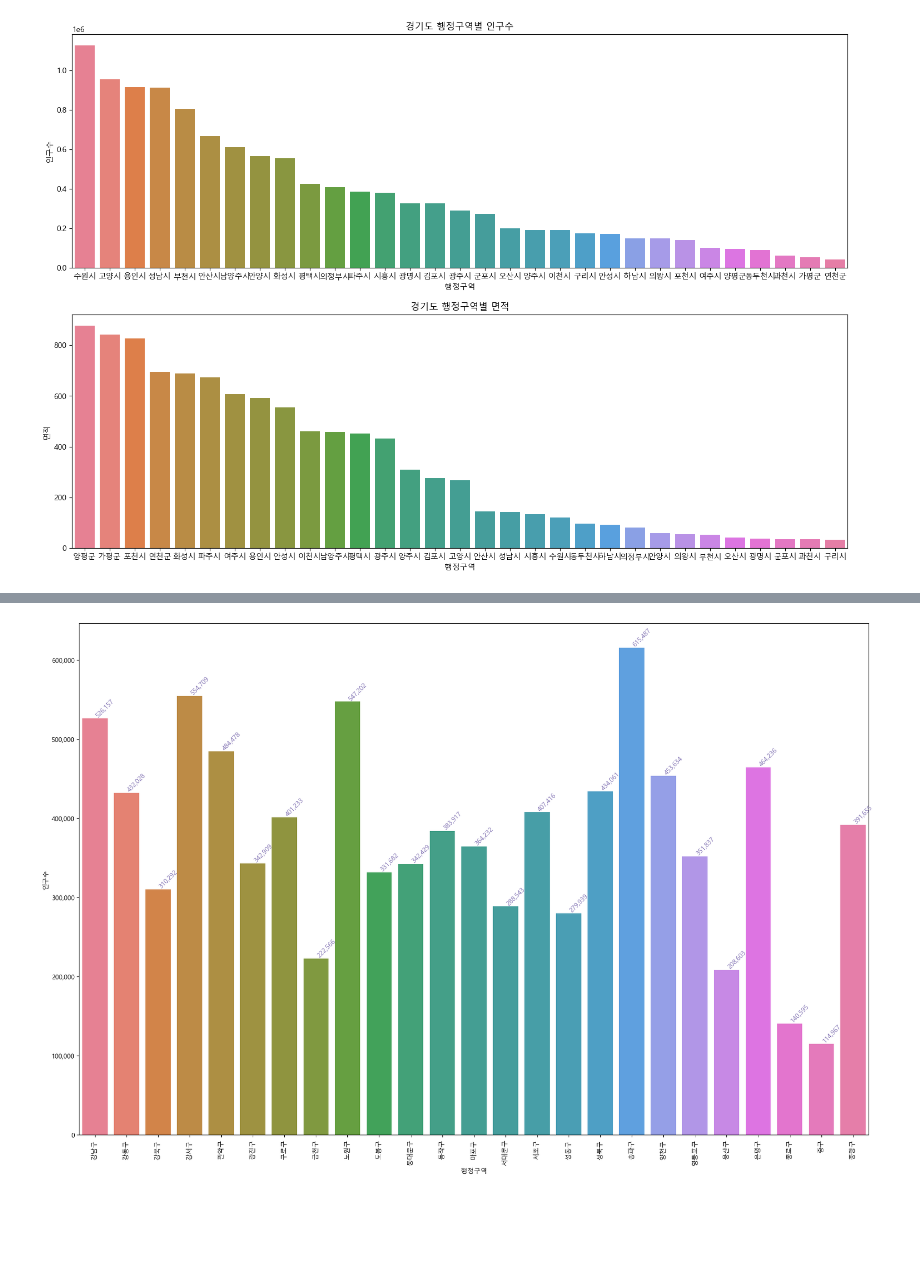
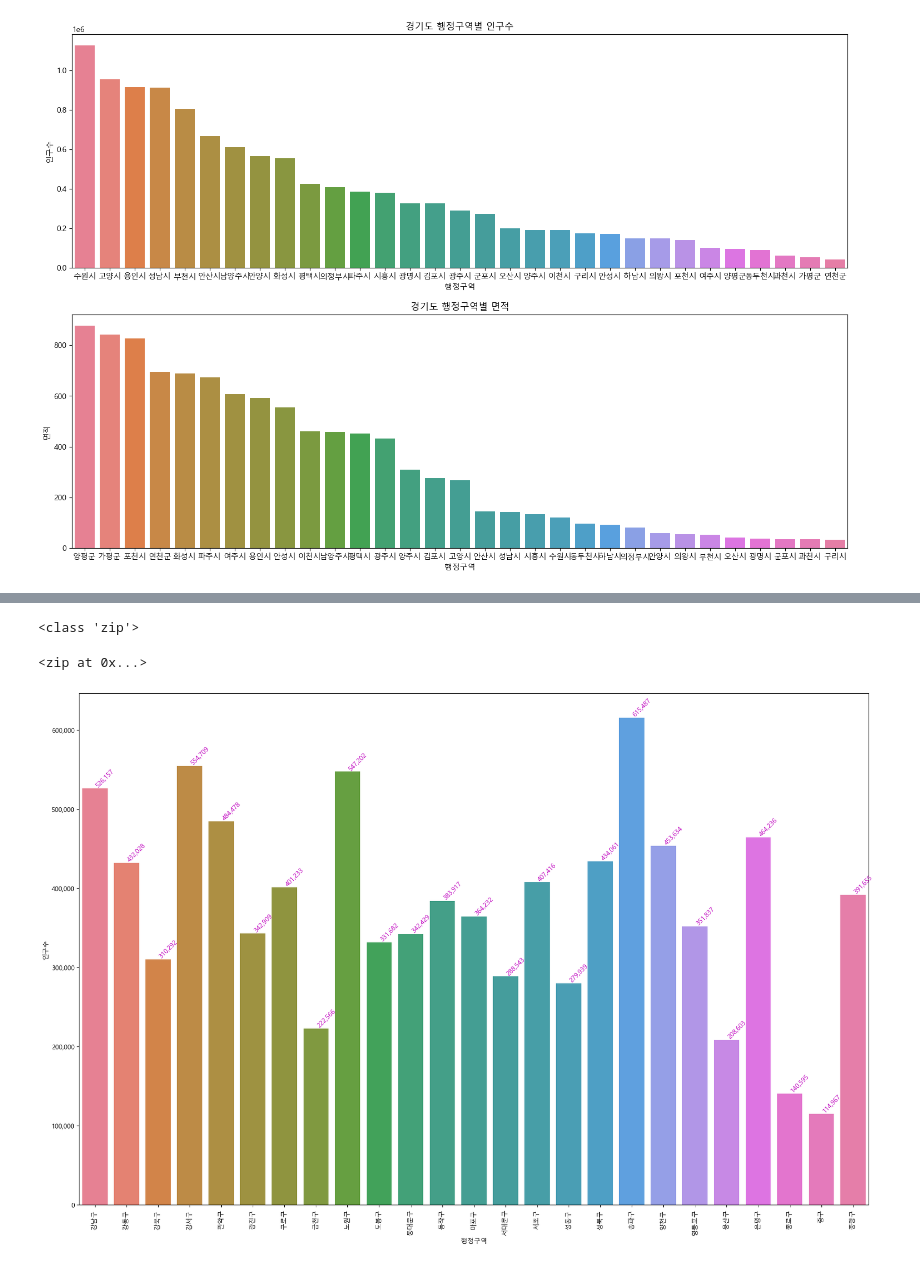
Before and after one commit to jero-06/Python_WebScrapting_DataAnalsis, a Jupyter notebook: 03.행정구역정보_분석과시각화.ipynb, the cells around one changed output, grey strips where cells are left out. Cells and saved outputs as stored; diff of their text form; code cells hidden in the pictures; blank space fills up the shorter version.

```diff
--- a/03.행정구역정보_분석과시각화.ipynb
+++ b/03.행정구역정보_분석과시각화.ipynb
@@ -481,0 +499,6 @@ show_pop_area('경기도')
+# %%
+print(type(seoul_df["인구수"].items()))
+seoul_df["인구수"].items()
+# %% [output]
+<class 'zip'>
+<zip at 0x...>
@@ -482,16 +508,20 @@ show_pop_area('경기도')
 # %%
-# figure, ax1 = plt.subplots(nrows=1, ncols=1)
-# figure.set_size_inches(18,12)
-# sns.barplot(data=seoul_df, x="행정구역", y="인구수", ax=ax1,hue='행정구역')
+figure, ax1 = plt.subplots(nrows=1, ncols=1)
+figure.set_size_inches(18,12)
+sns.barplot(data=seoul_df, x="행정구역", y="인구수", ax=ax1,hue='행정구역')
 
-#y축의 label값에 ,(콤마) 출력하기
-# ax1.get_yaxis().set_major_formatter(plt.FuncFormatter(lambda x, loc: "{:,}".format(int(x))))
+# y축의 label값에 ,(콤마) 출력하기
+ax1.get_yaxis().set_major_formatter(plt.FuncFormatter(lambda x, loc: "{:,}".format(int(x))))
 
+# x축 lable 기울이기
+for item in ax1.get_xticklabels():
+    item.set_rotation(90)
 
-# for item in ax1.get_xticklabels():
-#     item.set_rotation(90)
-# for i, v in enumerate(seoul_df["인구수"].items()):
-#     ax1.text(i ,v[1], "{:,}".format(v[1]), color='m', va ='bottom', rotation=45)
-# plt.tight_layout()
+# 인구수 수치값 표기(마젠타 컬러, 기울이기, 여백)
+for i, v in enumerate(seoul_df["인구수"].items()):
+    ax1.text(i ,v[1], "{:,}".format(v[1]), color='m', va ='bottom', rotation=45)
+plt.tight_layout()
+
+plt.show()
 # %% [output]
-[figure, old version]
+[figure, new version]
```
Also changed, not shown: parts of 4 cells of this notebook.
